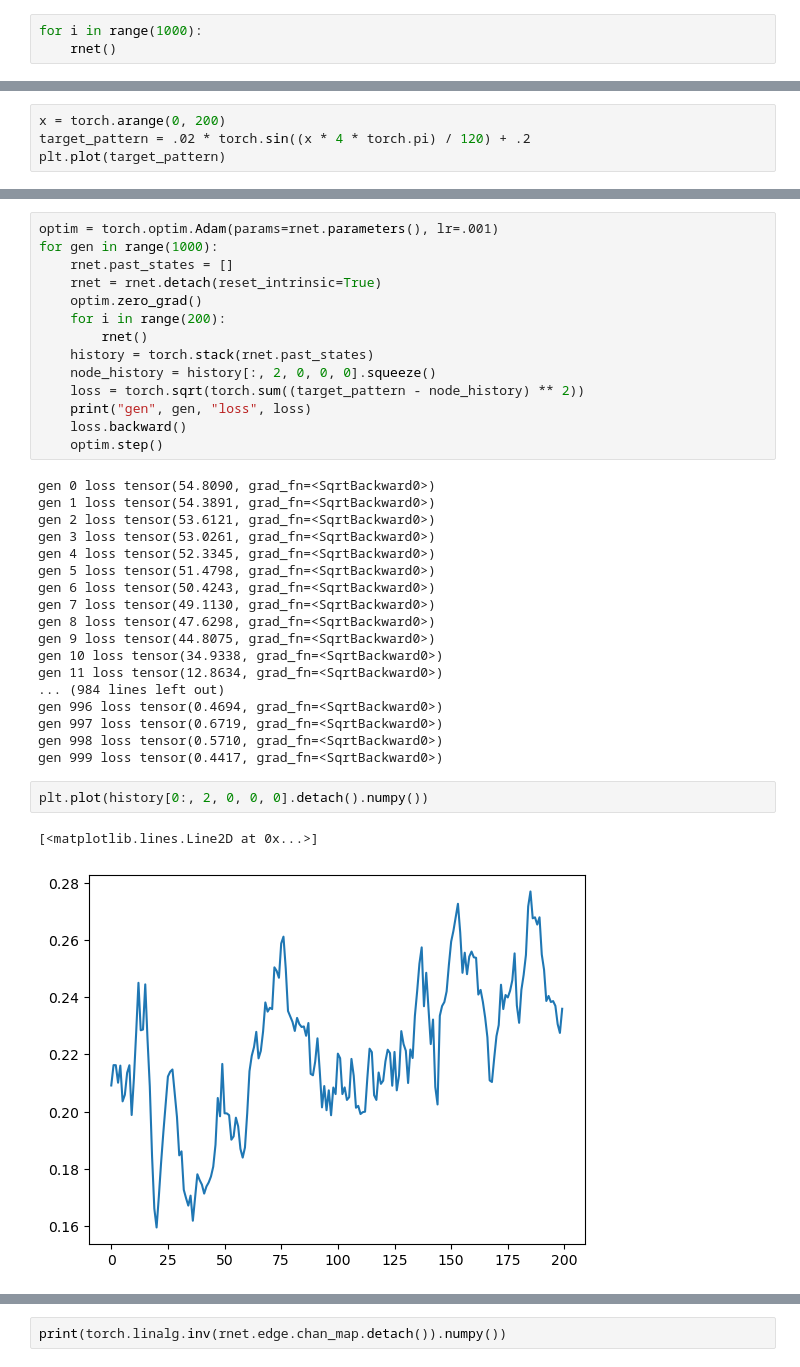
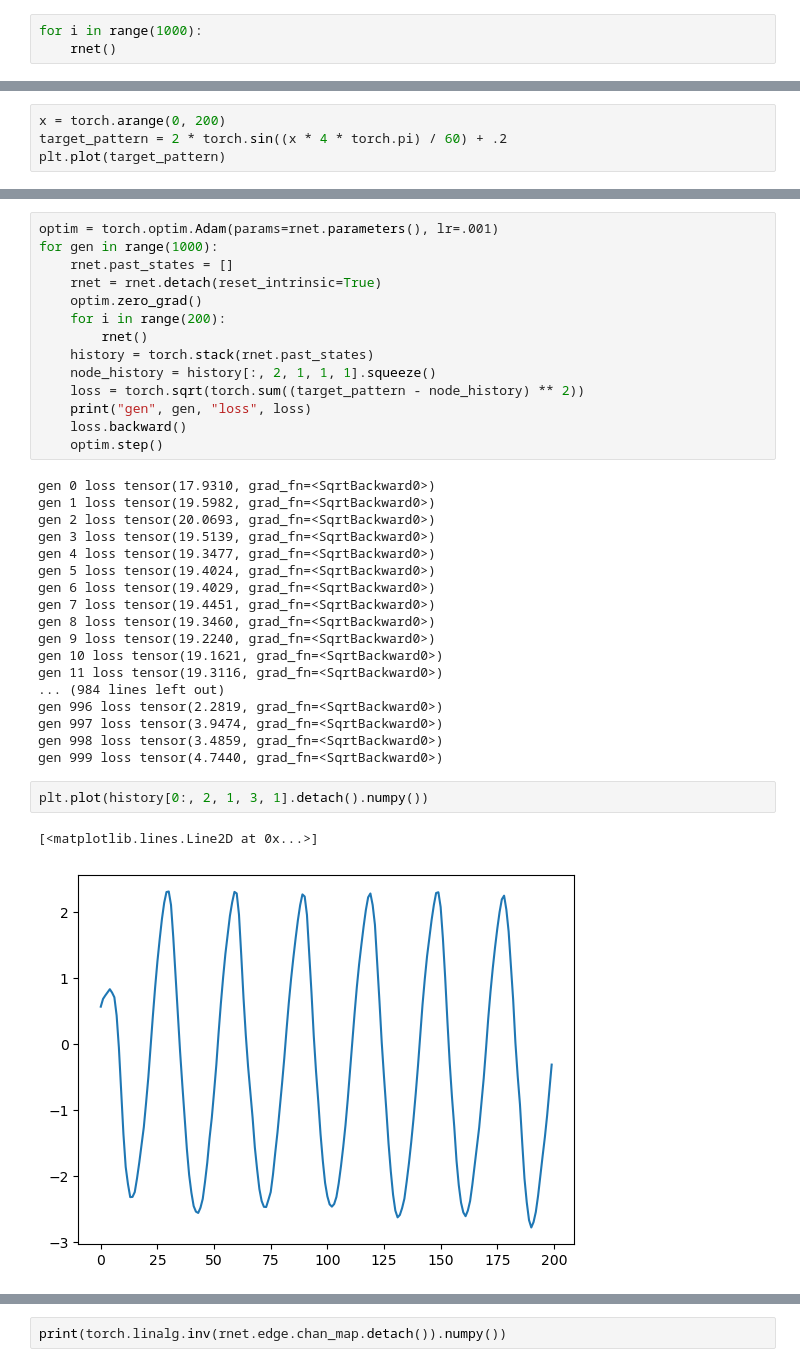
Before and after one commit to spencer-loggia/ReIntAI, a Jupyter notebook: notebooks/test_reverb.ipynb, the cells around one changed output, grey strips where cells are left out. Drawn from its saved outputs; the diff is of its cells as text.

```diff
--- a/notebooks/test_reverb.ipynb
+++ b/notebooks/test_reverb.ipynb
@@ -21,6 +21,6 @@ plt.plot(history[100:, 2, 0, 1, 1])
 # %%
 x = torch.arange(0, 200)
-target_pattern = .02 * torch.sin((x * 4 * torch.pi) / 120) + .2
+target_pattern = 2 * torch.sin((x * 4 * torch.pi) / 60) + .2
 plt.plot(target_pattern)
 # %% [output]
 [<matplotlib.lines.Line2D at 0x...>]
@@ -34,34 +34,34 @@ for gen in range(1000):
     for i in range(200):
         rnet()
     history = torch.stack(rnet.past_states)
-    node_history = history[:, 2, 0, 0, 0].squeeze()
+    node_history = history[:, 2, 1, 1, 1].squeeze()
     loss = torch.sqrt(torch.sum((target_pattern - node_history) ** 2))
     print("gen", gen, "loss", loss)
     loss.backward()
     optim.step()
 # %% [output]
-gen 0 loss tensor(54.8090, grad_fn=<SqrtBackward0>)
-gen 1 loss tensor(54.3891, grad_fn=<SqrtBackward0>)
-gen 2 loss tensor(53.6121, grad_fn=<SqrtBackward0>)
-gen 3 loss tensor(53.0261, grad_fn=<SqrtBackward0>)
-gen 4 loss tensor(52.3345, grad_fn=<SqrtBackward0>)
-gen 5 loss tensor(51.4798, grad_fn=<SqrtBackward0>)
-gen 6 loss tensor(50.4243, grad_fn=<SqrtBackward0>)
-gen 7 loss tensor(49.1130, grad_fn=<SqrtBackward0>)
-gen 8 loss tensor(47.6298, grad_fn=<SqrtBackward0>)
-gen 9 loss tensor(44.8075, grad_fn=<SqrtBackward0>)
-gen 10 loss tensor(34.9338, grad_fn=<SqrtBackward0>)
-gen 11 loss tensor(12.8634, grad_fn=<SqrtBackward0>)
+gen 0 loss tensor(17.9310, grad_fn=<SqrtBackward0>)
+gen 1 loss tensor(19.5982, grad_fn=<SqrtBackward0>)
+gen 2 loss tensor(20.0693, grad_fn=<SqrtBackward0>)
+gen 3 loss tensor(19.5139, grad_fn=<SqrtBackward0>)
+gen 4 loss tensor(19.3477, grad_fn=<SqrtBackward0>)
+gen 5 loss tensor(19.4024, grad_fn=<SqrtBackward0>)
+gen 6 loss tensor(19.4029, grad_fn=<SqrtBackward0>)
+gen 7 loss tensor(19.4451, grad_fn=<SqrtBackward0>)
+gen 8 loss tensor(19.3460, grad_fn=<SqrtBackward0>)
+gen 9 loss tensor(19.2240, grad_fn=<SqrtBackward0>)
+gen 10 loss tensor(19.1621, grad_fn=<SqrtBackward0>)
+gen 11 loss tensor(19.3116, grad_fn=<SqrtBackward0>)
 ... (984 lines left out)
-gen 996 loss tensor(0.4694, grad_fn=<SqrtBackward0>)
-gen 997 loss tensor(0.6719, grad_fn=<SqrtBackward0>)
-gen 998 loss tensor(0.5710, grad_fn=<SqrtBackward0>)
-gen 999 loss tensor(0.4417, grad_fn=<SqrtBackward0>)
+gen 996 loss tensor(2.2819, grad_fn=<SqrtBackward0>)
+gen 997 loss tensor(3.9474, grad_fn=<SqrtBackward0>)
+gen 998 loss tensor(3.4859, grad_fn=<SqrtBackward0>)
+gen 999 loss tensor(4.7440, grad_fn=<SqrtBackward0>)
 # %%
-plt.plot(history[0:, 2, 0, 0, 0].detach().numpy())
+plt.plot(history[0:, 2, 1, 3, 1].detach().numpy())
 # %% [output]
 [<matplotlib.lines.Line2D at 0x...>]
-[figure, old version]
+[figure, new version]
 # %%
 print(rnet.edge.plasticity.detach().numpy())
 # %% [output]
```
Also changed, not shown: parts of 4 cells of this notebook, 1 other file.
